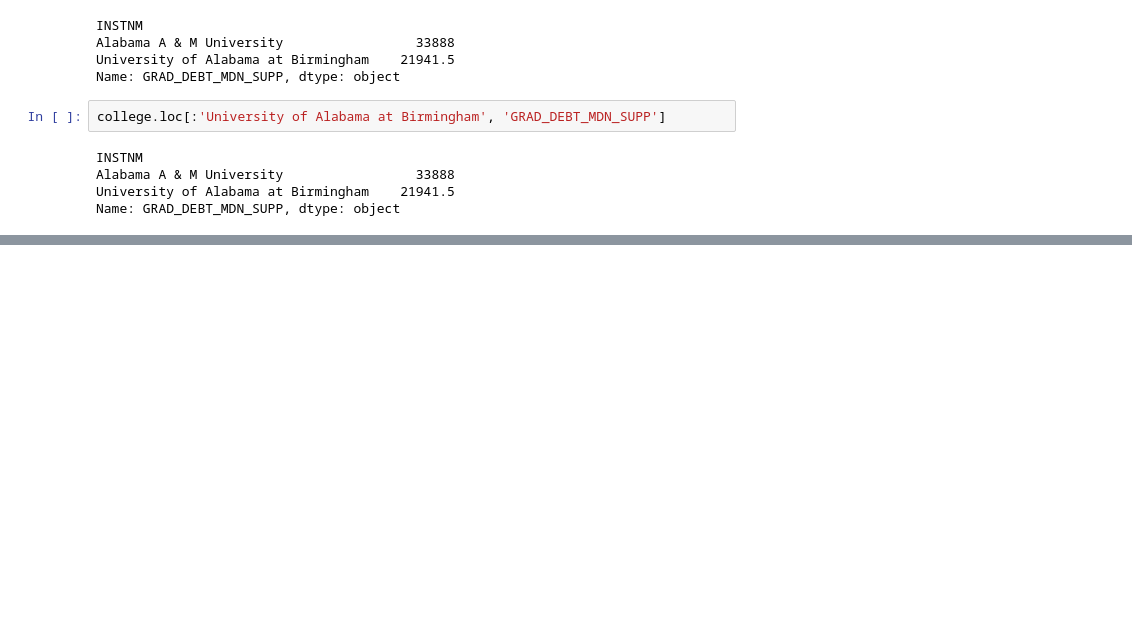
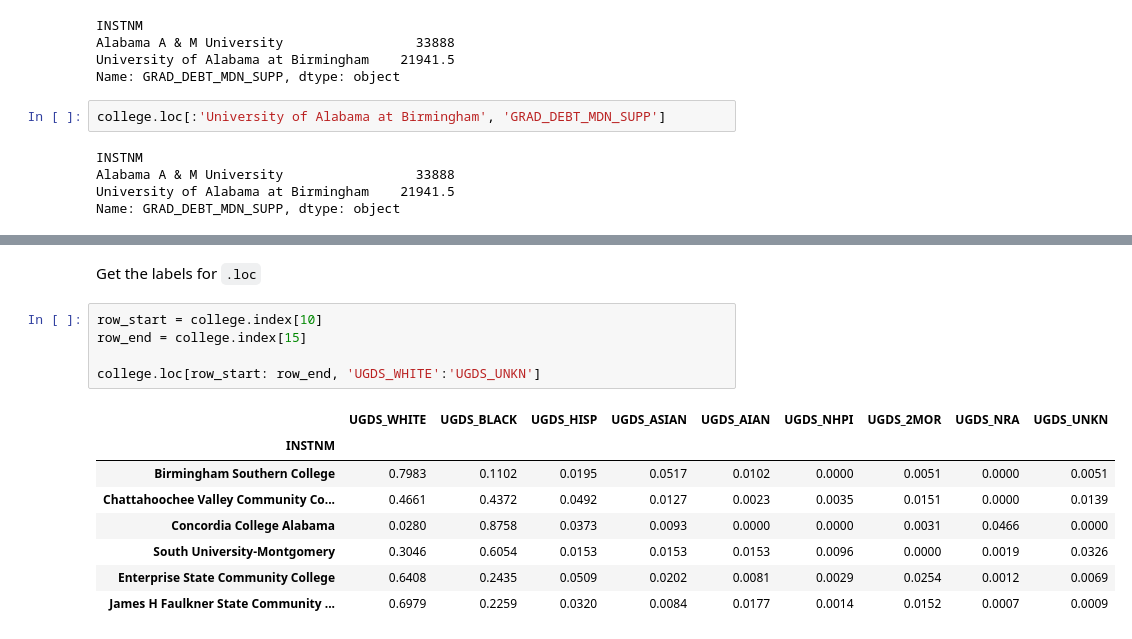
Before and after one commit to dajebbar/python-pract, a Jupyter notebook: work/data_analysis/pandas_cookbook_1.x/ch06/c6-code.ipynb, the cells around one changed output, grey strips where cells are left out. Cells and saved outputs as stored; diff of their text form; blank space fills up the shorter version.

Commit message:
Selecting data with both integers and labels

```diff
--- a/work/data_analysis/pandas_cookbook_1.x/ch06/c6-code.ipynb
+++ b/work/data_analysis/pandas_cookbook_1.x/ch06/c6-code.ipynb
@@ -310,0 +344,16 @@ Name: GRAD_DEBT_MDN_SUPP, dtype: object
+# %% [markdown]
+ Get the labels for `.loc`
+# %%
+row_start = college.index[10]
+row_end = college.index[15]
+
+college.loc[row_start: row_end, 'UGDS_WHITE':'UGDS_UNKN']
+# %% [output]
+|  | UGDS_WHITE | UGDS_BLACK | UGDS_HISP | UGDS_ASIAN | UGDS_AIAN | UGDS_NHPI | UGDS_2MOR | UGDS_NRA | UGDS_UNKN |
+| INSTNM |  |  |  |  |  |  |  |  |  |
+| Birmingham Southern College | 0.7983 | 0.1102 | 0.0195 | 0.0517 | 0.0102 | 0.0000 | 0.0051 | 0.0000 | 0.0051 |
+| Chattahoochee Valley Community Co... | 0.4661 | 0.4372 | 0.0492 | 0.0127 | 0.0023 | 0.0035 | 0.0151 | 0.0000 | 0.0139 |
+| Concordia College Alabama | 0.0280 | 0.8758 | 0.0373 | 0.0093 | 0.0000 | 0.0000 | 0.0031 | 0.0466 | 0.0000 |
+| South University-Montgomery | 0.3046 | 0.6054 | 0.0153 | 0.0153 | 0.0153 | 0.0096 | 0.0000 | 0.0019 | 0.0326 |
+| Enterprise State Community College | 0.6408 | 0.2435 | 0.0509 | 0.0202 | 0.0081 | 0.0029 | 0.0254 | 0.0012 | 0.0069 |
+| James H Faulkner State Community ... | 0.6979 | 0.2259 | 0.0320 | 0.0084 | 0.0177 | 0.0014 | 0.0152 | 0.0007 | 0.0009 |
```
Also changed, not shown: parts of 6 cells of this notebook.
